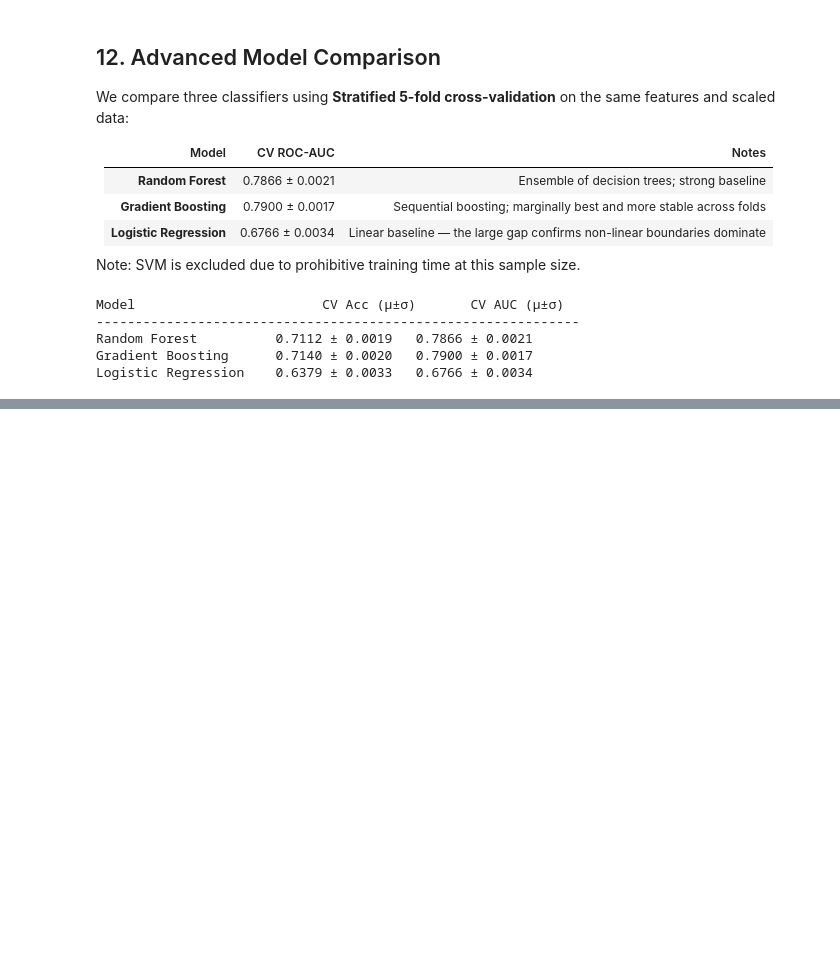
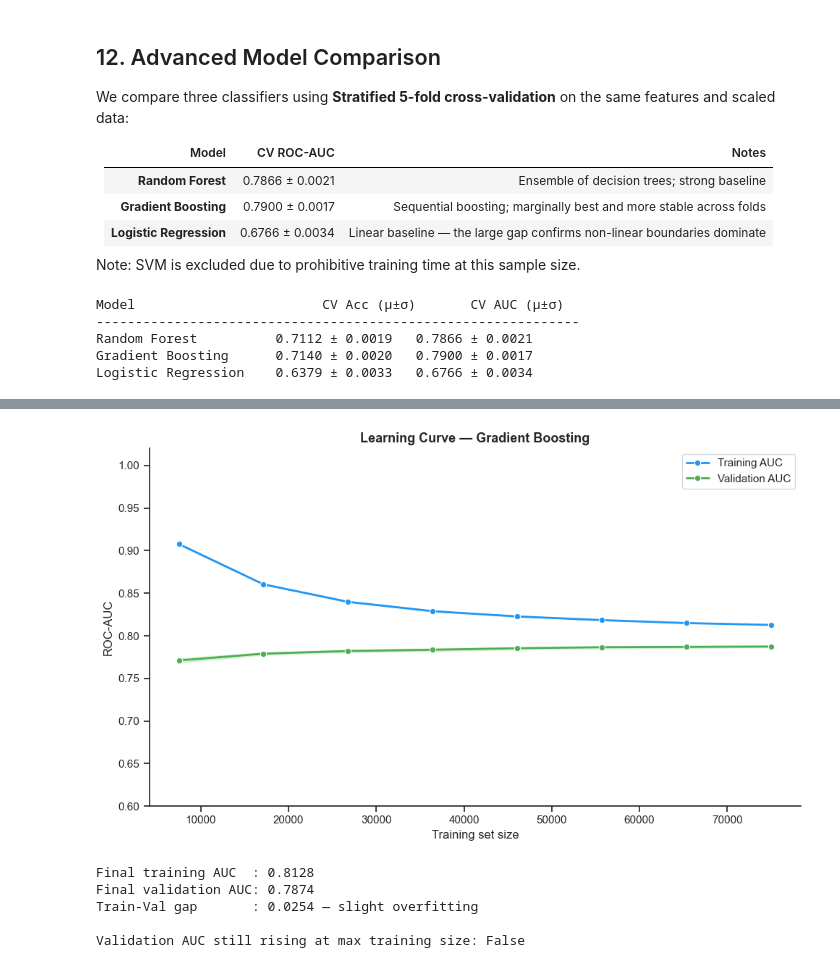
Before and after one commit to ashu-tagore/Higgs_EDA, a Jupyter notebook: notebooks/higgs_boson_eda.ipynb, the cells around one changed output, grey strips where cells are left out. Drawn from its saved outputs; the diff is of its cells as text; code cells hidden in the pictures; blank space fills up the shorter version.

Commit message:
feat: Completed model comparisions, learning curves and conclusions

```diff
--- a/notebooks/higgs_boson_eda.ipynb
+++ b/notebooks/higgs_boson_eda.ipynb
@@ -804,0 +816,50 @@ Logistic Regression    0.6379 ± 0.0033   0.6766 ± 0.0034
+# %%
+# 17. Learning Curve
+lc_model = GradientBoostingClassifier(n_estimators=100, max_depth=5,
+                                       learning_rate=0.1, subsample=0.8,
+                                       random_state=RANDOM_STATE)
+
+train_sizes, train_scores, val_scores = learning_curve(
+    lc_model, X_train_sc, y_train,
+    train_sizes=np.linspace(0.1, 1.0, 8),
+    cv=StratifiedKFold(n_splits=3, shuffle=True, random_state=RANDOM_STATE),
+    scoring='roc_auc', n_jobs=-1
+)
+
+t_mean, t_std = train_scores.mean(axis=1), train_scores.std(axis=1)
+v_mean, v_std = val_scores.mean(axis=1),   val_scores.std(axis=1)
+
+fig, ax = plt.subplots(figsize=(10, 6))
+sns.lineplot(x=train_sizes, y=t_mean, ax=ax, color=SIG_COLOR, lw=2,
+             marker='o', label='Training AUC')
+ax.fill_between(train_sizes, t_mean - t_std, t_mean + t_std, alpha=0.15, color=SIG_COLOR)
+sns.lineplot(x=train_sizes, y=v_mean, ax=ax, color='#4CAF50', lw=2,
+             marker='o', label='Validation AUC')
+ax.fill_between(train_sizes, v_mean - v_std, v_mean + v_std, alpha=0.15, color='#4CAF50')
+ax.set_xlabel('Training set size')
+ax.set_ylabel('ROC-AUC')
+ax.set_title('Learning Curve — Gradient Boosting', fontweight='bold')
+ax.legend()
+ax.set_ylim(0.6, 1.02)
+plt.tight_layout()
+sns.despine(fig=fig)
+plt.savefig(FIGURES_DIR / 'learning_curve.png', dpi=150, bbox_inches='tight')
+plt.show()
+
+gap = t_mean[-1] - v_mean[-1]
+print(f"Final training AUC  : {t_mean[-1]:.4f}")
+print(f"Final validation AUC: {v_mean[-1]:.4f}")
+print(f"Train-Val gap       : {gap:.4f} — "
+      f"{'slight overfitting' if gap > 0.02 else 'well-generalised'}")
+print()
+still_improving = (v_mean[-1] - v_mean[-3]) > 0.001
+print(f"Validation AUC still rising at max training size: {still_improving}")
+if still_improving:
+    print("  => More training data (full 11M dataset) would likely improve performance further.")
+# %% [output]
+[figure, added]
+Final training AUC  : 0.8128
+Final validation AUC: 0.7874
+Train-Val gap       : 0.0254 — slight overfitting
+
+Validation AUC still rising at max training size: False
```
Also changed, not shown: parts of 4 cells of this notebook, 3 other files.
